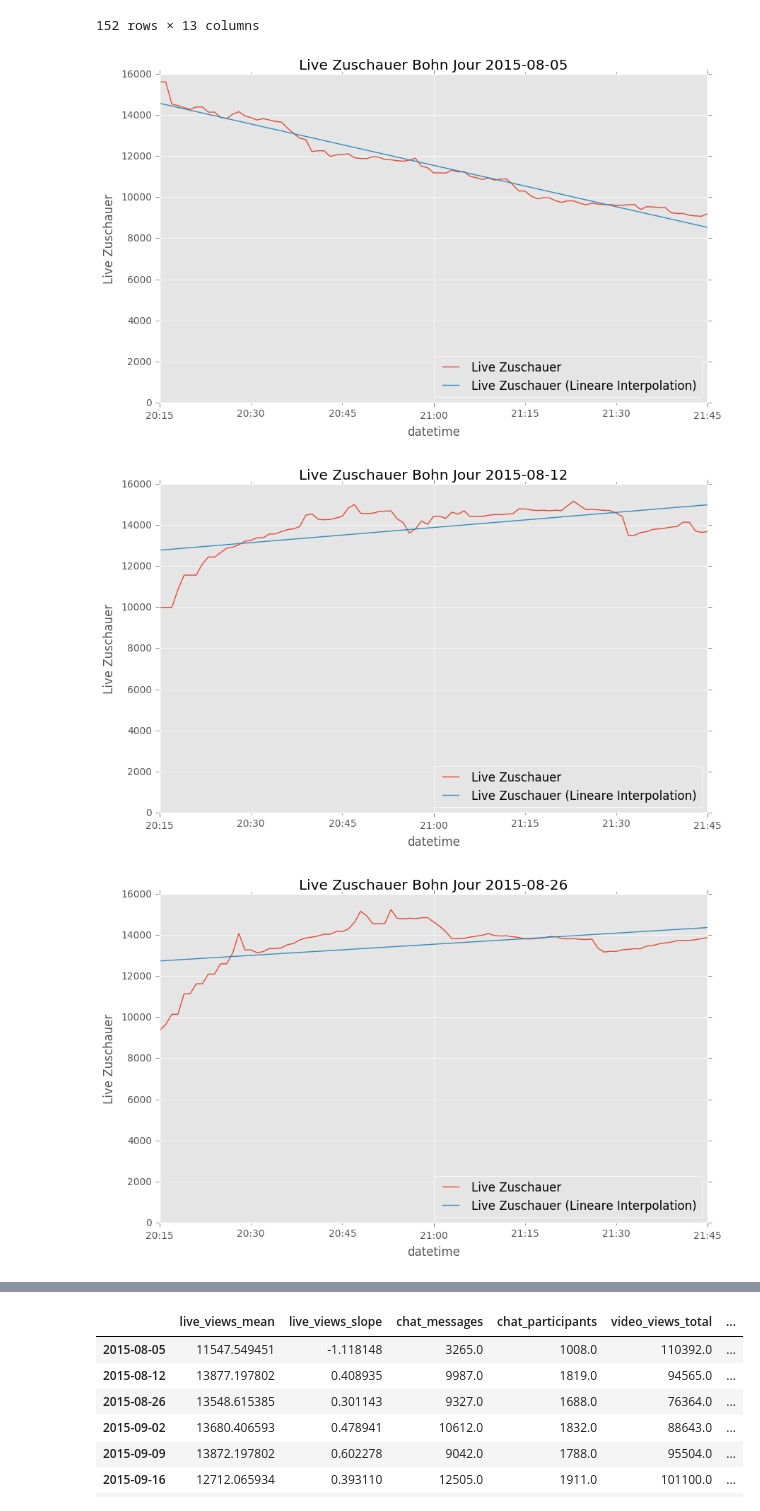
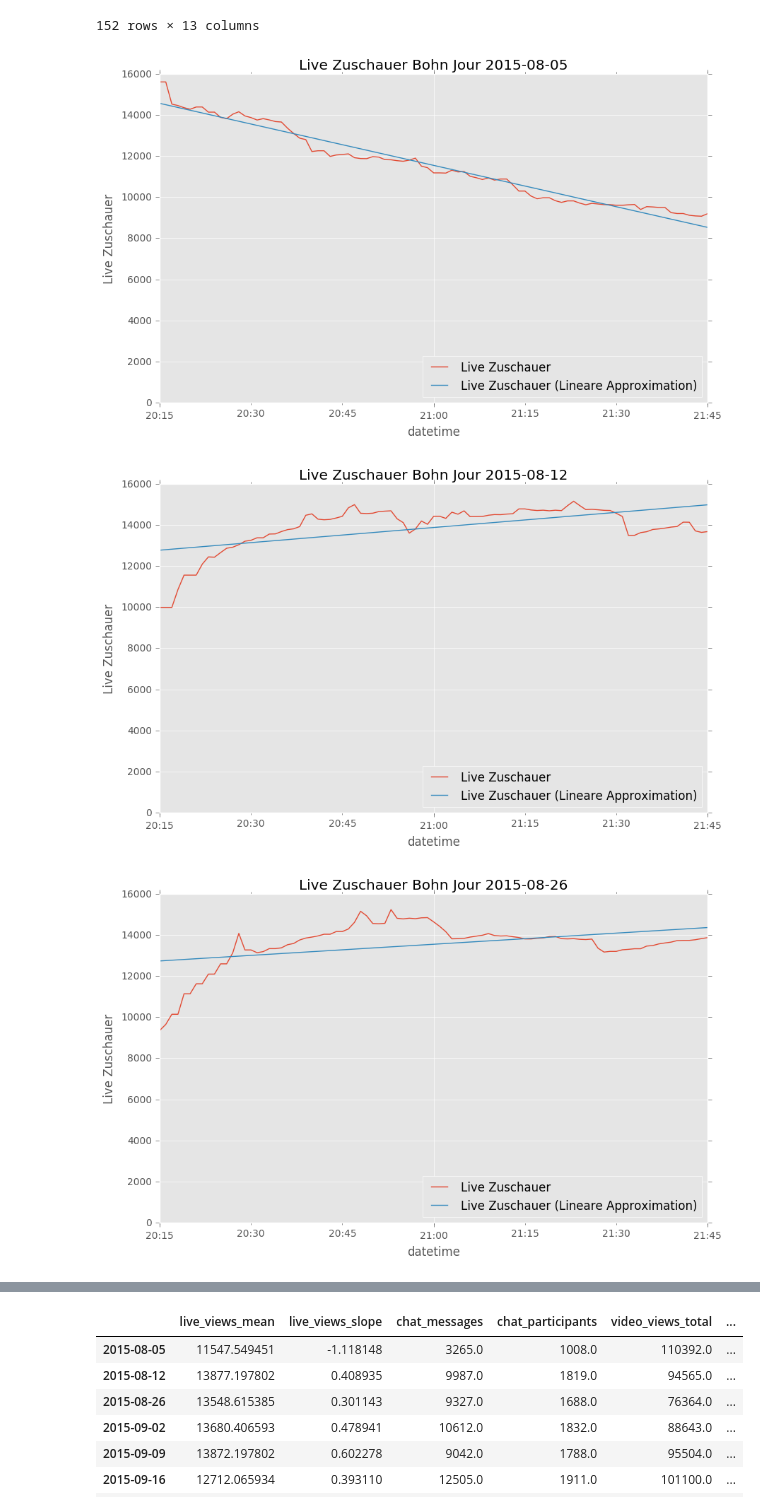
Before and after one commit to rbtvstats/rbtvstats, a Jupyter notebook: notebooks/bohn_jour.ipynb, the cells around one changed output, grey strips where cells are left out. Cells and saved outputs as stored; diff of their text form; code cells hidden in the pictures.

```diff
--- a/notebooks/bohn_jour.ipynb
+++ b/notebooks/bohn_jour.ipynb
@@ -200,34 +200,34 @@ for aired, videosGroup in videosGrouped:
                        liveViewsSlope,
                        chatMessages,
                        chatParticipants,
                        videoViewsTotal,
                        videoViewsMean,
                        videoViewsDrop,
                        videoRatingsTotal,
                        videoRatingsMean,
                        videoRatingsLikeTotal,
                        videoRatingsLikeMean,
                        videoRatingsLikeFirst,
                        videoRatingsDislikeTotal,
                        videoRatingsDislikeMean,
                        videoRatingsDislikeFirst,
                        videoRatingsRatioTotal,
                        videoRatingsRatioMean,
                        videoRatingsRatioFirst,
                        videoCommentsTotal,
                        videoCommentsMean,
                        videoCommentsFirst]
 
     plot = liveFiltered[['viewers', 'viewers_regression']].plot(kind='line', figsize=(10, 6), legend=False, title='Live Zuschauer Bohn Jour %s' % aired)
     plot.set_ylabel('Live Zuschauer')
 
     legend = plot.legend(loc=4)
     legend.get_texts()[0].set_text('Live Zuschauer')
-    legend.get_texts()[1].set_text('Live Zuschauer (Lineare Interpolation)')
+    legend.get_texts()[1].set_text('Live Zuschauer (Lineare Approximation)')
 
     plt.ylim(ymin=0)
     plt.show()
 # %% [output]
-[figure, old version]
+[figure, new version]
-[figure, old version]
+[figure, new version]
-[figure, old version]
+[figure, new version]
```
Also changed, not shown: parts of 2 cells of this notebook.
